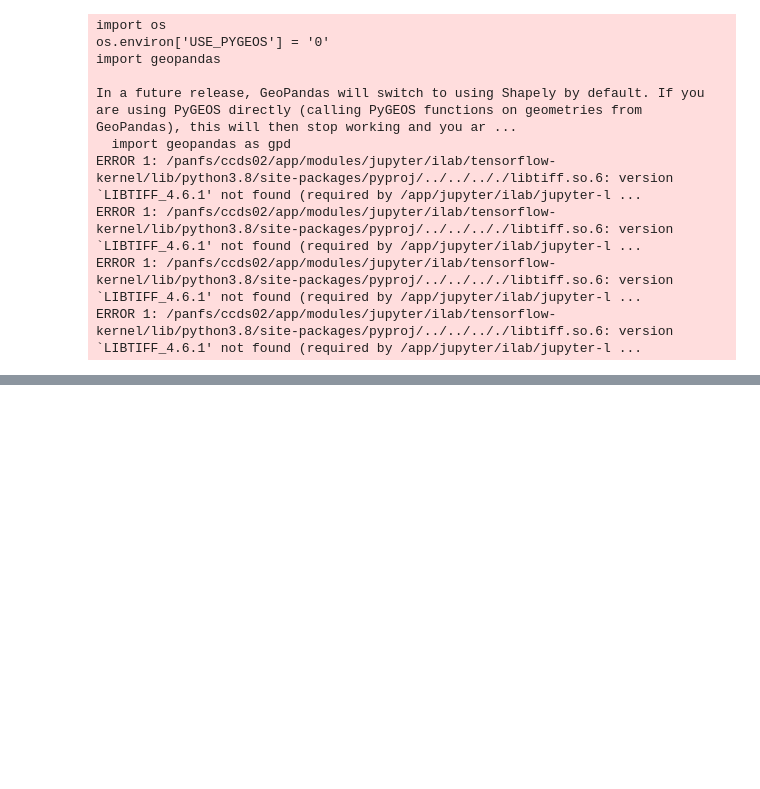
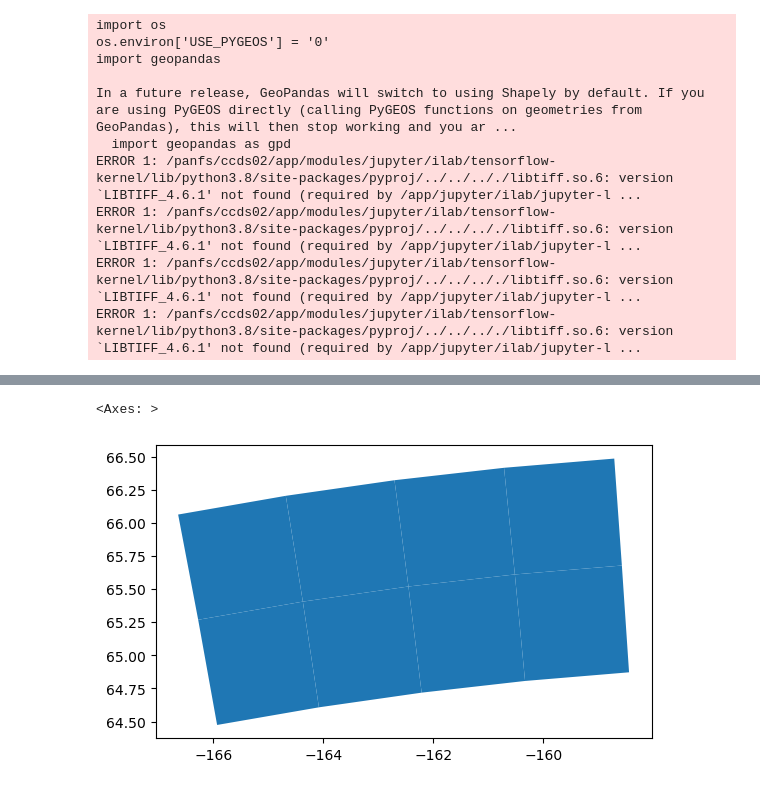
Before and after one commit to nasa-nccs-hpda/above-shrubs, a Jupyter notebook: notebooks/mosaic_chm_dinvo3.ipynb, the cells around one changed output, grey strips where cells are left out. Drawn from its saved outputs; the diff is of its cells as text; code cells hidden in the pictures; blank space fills up the shorter version.

```diff
--- a/notebooks/mosaic_chm_dinvo3.ipynb
+++ b/notebooks/mosaic_chm_dinvo3.ipynb
@@ -21,0 +48,7 @@ import geopandas as gpd
+# %%
+tiles = gpd.read_file(f"{MAINDIR}/ABoVE_Shrubs/chm/2026_chm/4.3.2.5/mosaic_grid.gpkg")
+tiles_subset_seward = tiles.to_crs(4326).cx[-165:-159,65:66]
+tiles_subset_seward.plot()
+# %% [output]
+<Axes: >
+[figure, added]
```
Also changed, not shown: parts of 15 cells of this notebook, 14 other files.
